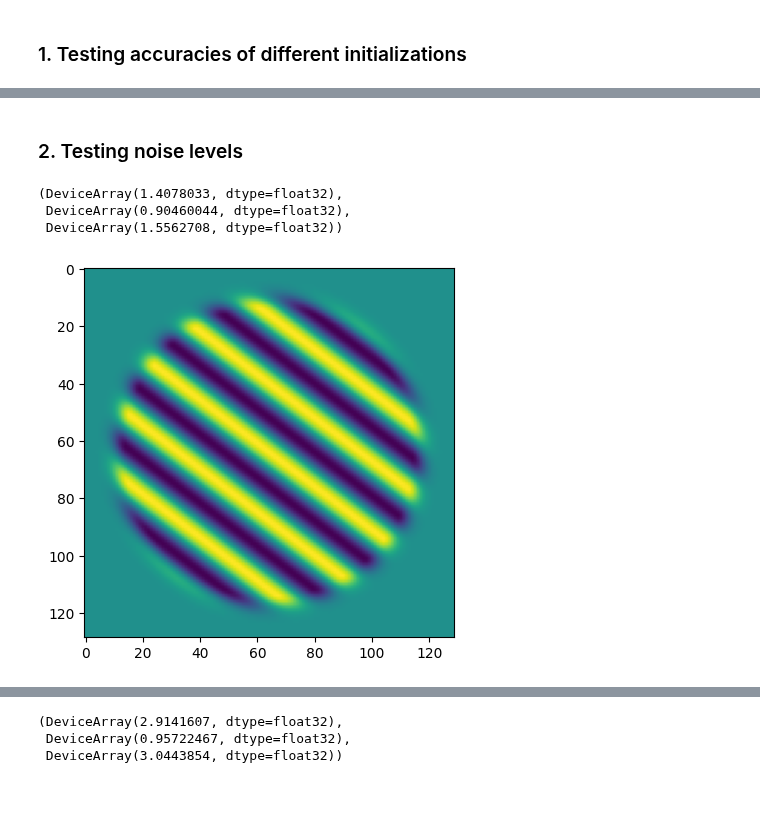
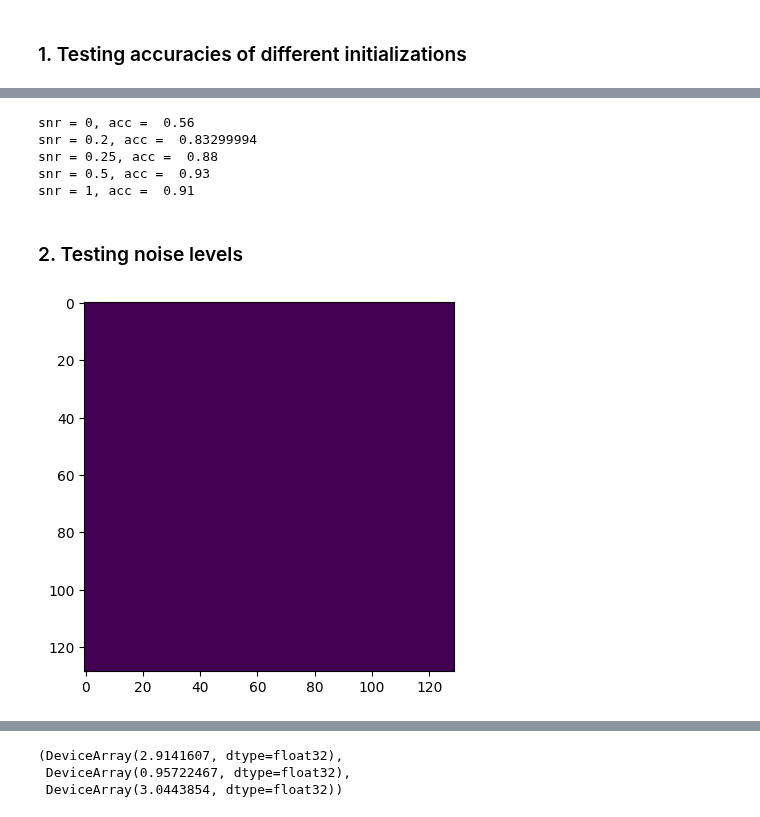
Before and after one commit to clarapecci/SSN_VPL, a Jupyter notebook: 2D_model.ipynb, the cells around one changed output, grey strips where cells are left out. Drawn from its saved outputs; the diff is of its cells as text; code cells hidden in the pictures.

Commit message:
Accuracy test added for different snr, jitter and contrast

```diff
--- a/2D_model.ipynb
+++ b/2D_model.ipynb
@@ -44,10 +51,6 @@ general_pars = dict(k=k , edge_deg=3.2,  degree_per_pixel=0.05)
 # %%
-#Stimuli parameters
-stimuli_pars = dict(outer_radius=3, inner_radius=2.5, grating_contrast=0.8, snr = 1)
-stimuli_pars.update(general_pars)
-
 #Create gratings at given or ientation and list of labels
-data = create_gratings(ref_ori=55, number=5, offset= 0.5, jitter_val=5, **stimuli_pars)
+data = create_gratings(ref_ori=55, number=5, offset= 0.5, jitter_val=jitter_val, snr = snr, **stimuli_pars)
 train, test = train_test_split(data, test_size = 0.2)
 len(train), len(test)
 
@@ -492,0 +482,12 @@ std accuracy 0.14111045002937317
+# %%
+#GRATING CONTRAST - 0.8
+stimuli_pars['grating_contrast'] = 0.8
+acc_j0_snr_0_c_08= test_accuracies(opt_pars, ssn_pars, grid_pars, conn_pars, filter_pars,  conv_pars, stimuli_pars, jitter_val=0, snr=0, trials=100)
+acc_j0_snr_025_c_08= test_accuracies(opt_pars, ssn_pars, grid_pars, conn_pars, filter_pars,  conv_pars, stimuli_pars, jitter_val=0, snr=0.25, trials=100)
+acc_j0_snr_05_c_08= test_accuracies(opt_pars, ssn_pars, grid_pars, conn_pars, filter_pars,  conv_pars, stimuli_pars, jitter_val=0, snr=0.5, trials=100)
+acc_j0_snr_1_c_08= test_accuracies(opt_pars, ssn_pars, grid_pars, conn_pars, filter_pars,  conv_pars, stimuli_pars, jitter_val=0, snr=1, trials=100)
+
+acc_j5_snr_0_c_08= test_accuracies(opt_pars, ssn_pars, grid_pars, conn_pars, filter_pars,  conv_pars, stimuli_pars, jitter_val=5, snr=0, trials=100)
+acc_j5_snr_025_c_08= test_accuracies(opt_pars, ssn_pars, grid_pars, conn_pars, filter_pars,  conv_pars, stimuli_pars, jitter_val=5, snr=0.25, trials=100)
+acc_j5_snr_05_c_08= test_accuracies(opt_pars, ssn_pars, grid_pars, conn_pars, filter_pars,  conv_pars, stimuli_pars, jitter_val=5, snr=0.5, trials=100)
+acc_j5_snr_1_c_08= test_accuracies(opt_pars, ssn_pars, grid_pars, conn_pars, filter_pars,  conv_pars, stimuli_pars, jitter_val=5, snr=1, trials=100)
@@ -492,0 +503,12 @@ std accuracy 0.14111045002937317
+# %%
+#GRATING CONTRAST - 0.5
+stimuli_pars['grating_contrast'] = 0.5
+acc_j0_snr_0_c_05= test_accuracies(opt_pars, ssn_pars, grid_pars, conn_pars, filter_pars,  conv_pars, stimuli_pars, jitter_val=0, snr=0, trials=100)
+acc_j0_snr_025_c_05= test_accuracies(opt_pars, ssn_pars, grid_pars, conn_pars, filter_pars,  conv_pars, stimuli_pars, jitter_val=0, snr=0.25, trials=100)
+acc_j0_snr_05_c_05= test_accuracies(opt_pars, ssn_pars, grid_pars, conn_pars, filter_pars,  conv_pars, stimuli_pars, jitter_val=0, snr=0.5, trials=100)
+acc_j0_snr_1_c_05= test_accuracies(opt_pars, ssn_pars, grid_pars, conn_pars, filter_pars,  conv_pars, stimuli_pars, jitter_val=0, snr=1, trials=100)
+
+acc_j5_snr_0_c_05= test_accuracies(opt_pars, ssn_pars, grid_pars, conn_pars, filter_pars,  conv_pars, stimuli_pars, jitter_val=5, snr=0, trials=100)
+acc_j5_snr_025_c_05= test_accuracies(opt_pars, ssn_pars, grid_pars, conn_pars, filter_pars,  conv_pars, stimuli_pars, jitter_val=5, snr=0.25, trials=100)
+acc_j5_snr_05_c_05= test_accuracies(opt_pars, ssn_pars, grid_pars, conn_pars, filter_pars,  conv_pars, stimuli_pars, jitter_val=5, snr=0.5, trials=100)
+acc_j5_snr_1_c_05= test_accuracies(opt_pars, ssn_pars, grid_pars, conn_pars, filter_pars,  conv_pars, stimuli_pars, jitter_val=5, snr=1, trials=100)
@@ -493,3 +524,16 @@ std accuracy 0.14111045002937317
+# %%
+#Accuracies for jitter = 5
+print( 'snr = 0, acc = ', np.percentile(acc_j5_snr_0_100, 90))
+print( 'snr = 0.2, acc = ', np.percentile(acc_j5_snr_02_100, 90))
+print( 'snr = 0.25, acc = ', np.percentile(acc_j5_snr_025_100, 90))
+print( 'snr = 0.5, acc = ', np.percentile(acc_j5_snr_05_100, 90))
+print( 'snr = 1, acc = ', np.percentile(acc_j5_snr_1_100, 90)) #CHECK WITH JITTER = 0
+# %% [output]
+snr = 0, acc =  0.56
+snr = 0.2, acc =  0.83299994
+snr = 0.25, acc =  0.88
+snr = 0.5, acc =  0.93
+snr = 1, acc =  0.91
 # %% [markdown]
 ### 2. Testing noise levels
 # %%
@@ -525,14 +569,9 @@ def evaluate_noise(opt_pars, ssn_pars, grid_pars,  conn_pars, train_data, filter
 def vmap_evaluate_noise(stimuli_pars, opt_pars, ssn_pars, grid_pars, conn_pars, filter_pars,  conv_pars, offset=1):
 
     #Create gratings at given or ientation and list of labels
-    train_data = create_gratings(ref_ori=55, number=100, offset= offset, jitter_val=5, **stimuli_pars)
-    train_data = next(iter(DataLoader(train_data, batch_size=len(train_data), shuffle=False)))
-    train_data['ref'] = train_data['ref'].numpy()
-    train_data['target'] = train_data['target'].numpy()
-    train_data['label'] = train_data['label'].numpy()
+    train_data = create_testing_data(stimuli_pars, jitter_val, snr, number=100, offset = 5, ref_ori=55)
 
     plt.imshow(train_data['ref'][0].reshape(129, 129))
-
 
     vmap_eval_noise = vmap(evaluate_noise, in_axes = ({'b_sig': None, 'logJ_2x2': None, 'logs_2x2': None, 'w_sig': None}, None, None, {'PERIODIC': None, 'p_local': [None, None], 'sigma_oris': None},  {'ref':0, 'target':0, 'label':0}, {'conv_factor': None, 'degree_per_pixel': None, 'edge_deg': None, 'k': None, 'sigma_g': None}, {'Tmax': None, 'dt': None, 'silent': None, 'verbose': None, 'xtol': None}) )
     x_vectors, SSN_inputs = vmap_eval_noise(opt_pars, ssn_pars, grid_pars, conn_pars, train_data, filter_pars,  conv_pars)
@@ -542,15 +581,12 @@ def vmap_evaluate_noise(stimuli_pars, opt_pars, ssn_pars, grid_pars, conn_pars,
 
     output_snr = mean/std
 
-    return mean, std, output_snr
+    return mean, std, output_snr, SSN_inputs
 # %%
 #Stimuli parameters
-stimuli_pars = dict(outer_radius=3, inner_radius=2.5, grating_contrast=0.8, snr = 1)
+stimuli_pars = dict(outer_radius=3, inner_radius=2.5, grating_contrast=0, snr = 0)
 stimuli_pars.update(general_pars)
 
-vmap_evaluate_noise(stimuli_pars, opt_pars, ssn_pars, grid_pars, conn_pars, filter_pars,  conv_pars)
+mean, std, output_snr, SSN_inputs = vmap_evaluate_noise(stimuli_pars, opt_pars, ssn_pars, grid_pars, conn_pars, filter_pars,  conv_pars)
 # %% [output]
-(DeviceArray(1.4078033, dtype=float32),
- DeviceArray(0.90460044, dtype=float32),
- DeviceArray(1.5562708, dtype=float32))
-[figure, old version]
+[figure, new version]
```
Also changed, not shown: parts of 25 cells of this notebook.
